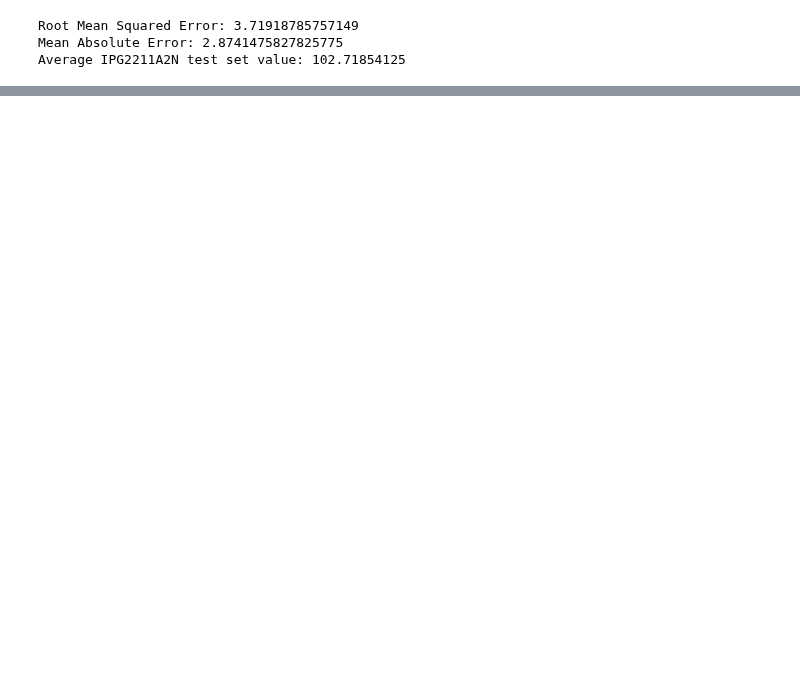
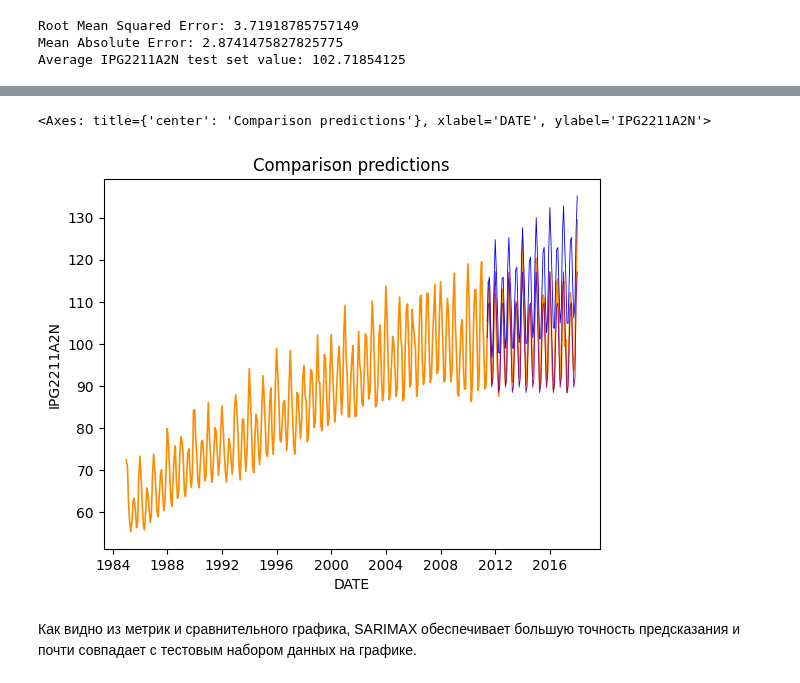
Before and after one commit to matfiz17181920/ML01_P_Online, a Jupyter notebook: Viktoria_Olegovna/HW_18/homework_2025-02-10.ipynb, the cells around one changed output, grey strips where cells are left out. Drawn from its saved outputs; the diff is of its cells as text; code cells hidden in the pictures; blank space fills up the shorter version.

```diff
--- a/Viktoria_Olegovna/HW_18/homework_2025-02-10.ipynb
+++ b/Viktoria_Olegovna/HW_18/homework_2025-02-10.ipynb
@@ -119,0 +209,10 @@ Average IPG2211A2N test set value: 102.71854125
+# %%
+# visualize SARIMAX and Prophet predicted time series
+sb.lineplot(data=electric_df, x='DATE', y='IPG2211A2N', color='darkorange', lw=1.2).set(title='Comparison predictions')
+sb.lineplot(x=test_df['ds'], y=sarima_pred, color='purple', lw=0.6)
+sb.lineplot(data=prophet_pred, x='ds', y='yhat', color='blue', lw=0.6)
+# %% [output]
+<Axes: title={'center': 'Comparison predictions'}, xlabel='DATE', ylabel='IPG2211A2N'>
+[figure, added]
+# %% [markdown]
+Как видно из метрик и сравнительного графика, SARIMAX обеспечивает большую точность предсказания и почти совпадает с тестовым набором данных на графике.
```
Also changed, not shown: parts of 21 cells of this notebook.
